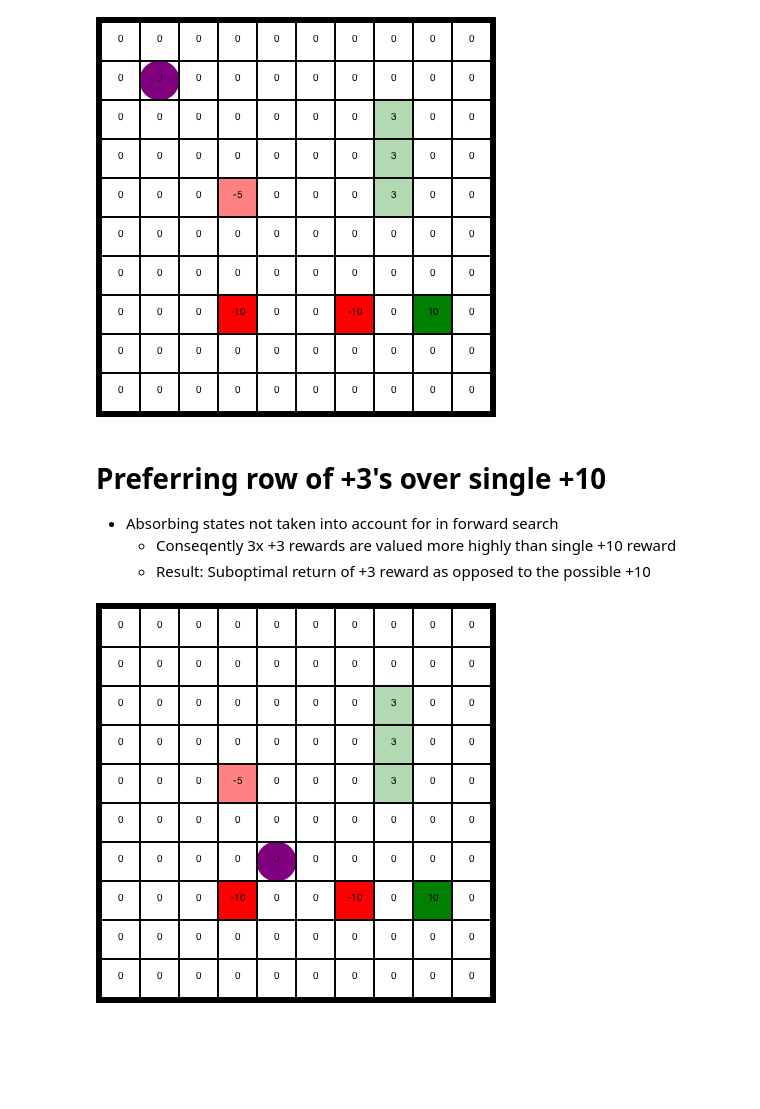
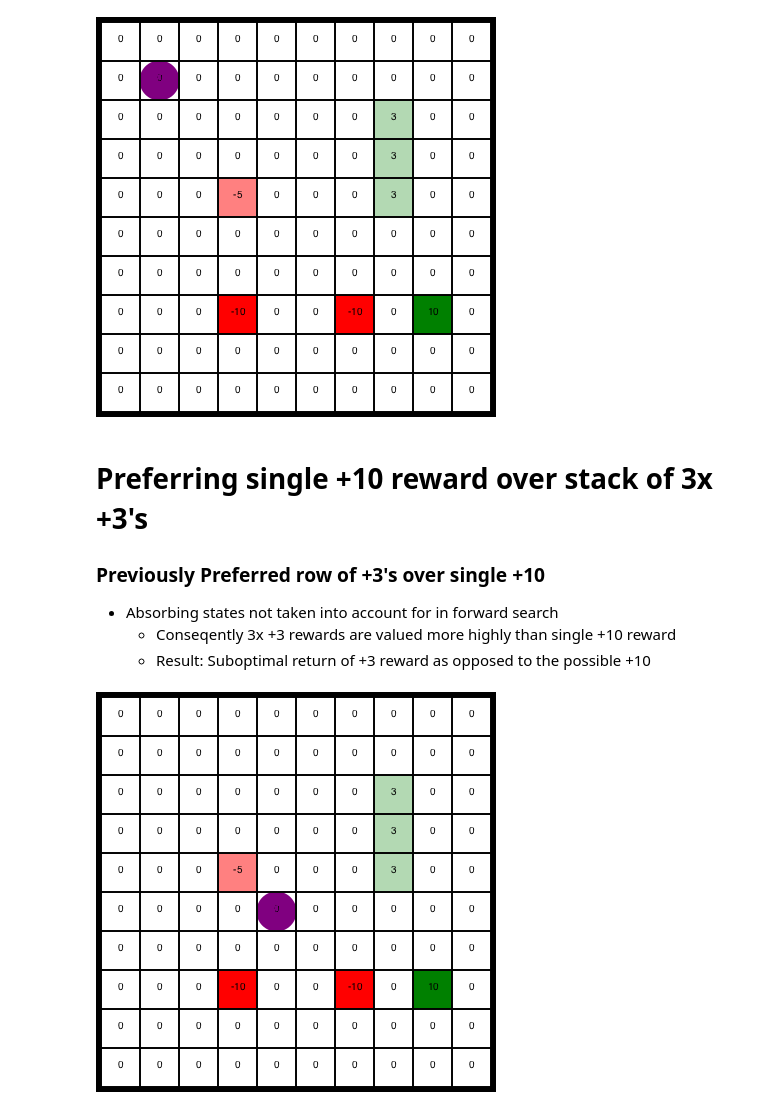
Before and after one commit to WhiffleFish/Grid, a Jupyter notebook: Julia/ForwardSearch.ipynb, the cells around one changed output. Saved outputs shown, nothing was run; the diff lists cells and outputs as text; code cells hidden in the pictures; blank space fills up the shorter version.

```diff
--- a/Julia/ForwardSearch.ipynb
+++ b/Julia/ForwardSearch.ipynb
@@ -199,18 +204,19 @@ draw_grid(REWARDS,s)
 score = 0
 [figure]
 # %% [markdown]
-# Preferring row of +3's over single +10
+# Preferring single +10 reward over stack of 3x +3's
+### Previously Preferred row of +3's over single +10
 - Absorbing states not taken into account for in forward search
     - Conseqently 3x +3 rewards are valued more highly than single +10 reward
     - Result: Suboptimal return of +3 reward as opposed to the possible +10
 # %%
 # RESET/INITIALIZE
-s = [7,5];
+s = [6,5];
 score = 0;
 d = 5;
 draw_grid(REWARDS,s)
 # %% [output]
-[figure, old version]
+[figure, new version]
 # %%
 # Run Cell Continuously to update position
 a_star, v_star = SelectAction(s,d)
```
Also changed, not shown: parts of 3 cells of this notebook, 2 other files.
